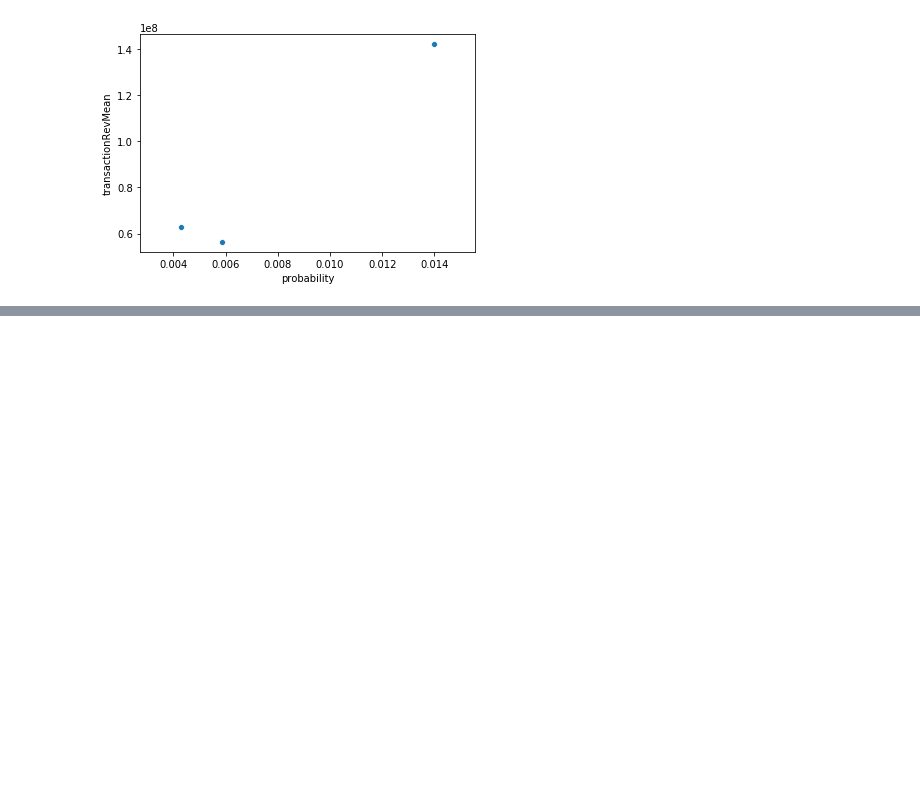
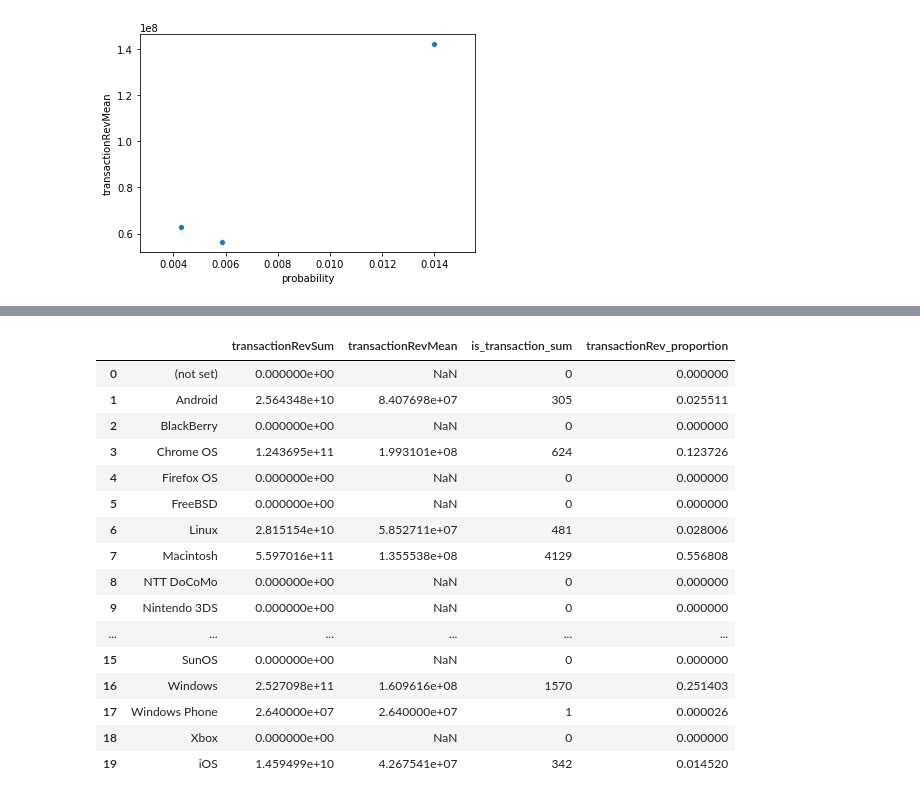
Before and after one commit to Pavan-Sangha/Kaggle-Google-Analytics-Customer-Revenue, a Jupyter notebook: feature_analysis.ipynb, the cells around one changed output, grey strips where cells are left out. Drawn from its saved outputs; the diff is of its cells as text; code cells hidden in the pictures; blank space fills up the shorter version.

```diff
--- a/feature_analysis.ipynb
+++ b/feature_analysis.ipynb
@@ -385,0 +427,27 @@ sns.scatterplot(x='probability',y='transactionRevMean', data = device_category)
+# %%
+device_os = train.groupby('device.operatingSystem').agg({'totals.transactionRevenue':{'transactionRevSum':np.sum,'transactionRevMean':np.mean},'is_transaction':{'is_transaction_sum':np.sum}     })
+device_os.reset_index(inplace = True)
+device_os.columns = device_os.columns.droplevel(0)
+
+device_os['transactionRev_proportion'] = device_os['transactionRevSum']/train['totals.transactionRevenue'].sum()
+
+
+device_os
+# %% [output]
+|  |  | transactionRevSum | transactionRevMean | is_transaction_sum | transactionRev_proportion |
+| 0 | (not set) | 0.000000e+00 | NaN | 0 | 0.000000 |
+| 1 | Android | 2.564348e+10 | 8.407698e+07 | 305 | 0.025511 |
+| 2 | BlackBerry | 0.000000e+00 | NaN | 0 | 0.000000 |
+| 3 | Chrome OS | 1.243695e+11 | 1.993101e+08 | 624 | 0.123726 |
+| 4 | Firefox OS | 0.000000e+00 | NaN | 0 | 0.000000 |
+| 5 | FreeBSD | 0.000000e+00 | NaN | 0 | 0.000000 |
+| 6 | Linux | 2.815154e+10 | 5.852711e+07 | 481 | 0.028006 |
+| 7 | Macintosh | 5.597016e+11 | 1.355538e+08 | 4129 | 0.556808 |
+| 8 | NTT DoCoMo | 0.000000e+00 | NaN | 0 | 0.000000 |
+| 9 | Nintendo 3DS | 0.000000e+00 | NaN | 0 | 0.000000 |
+| ... | ... | ... | ... | ... | ... |
+| 15 | SunOS | 0.000000e+00 | NaN | 0 | 0.000000 |
+| 16 | Windows | 2.527098e+11 | 1.609616e+08 | 1570 | 0.251403 |
+| 17 | Windows Phone | 2.640000e+07 | 2.640000e+07 | 1 | 0.000026 |
+| 18 | Xbox | 0.000000e+00 | NaN | 0 | 0.000000 |
+| 19 | iOS | 1.459499e+10 | 4.267541e+07 | 342 | 0.014520 |
```
Also changed, not shown: parts of 12 cells of this notebook.
